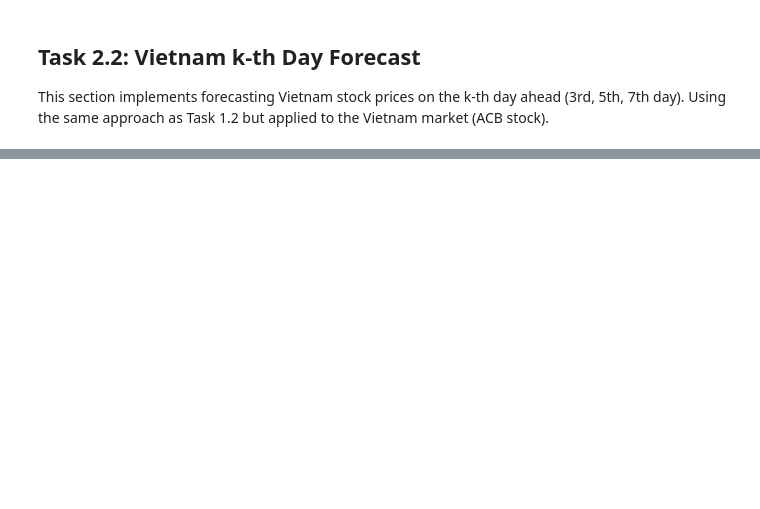
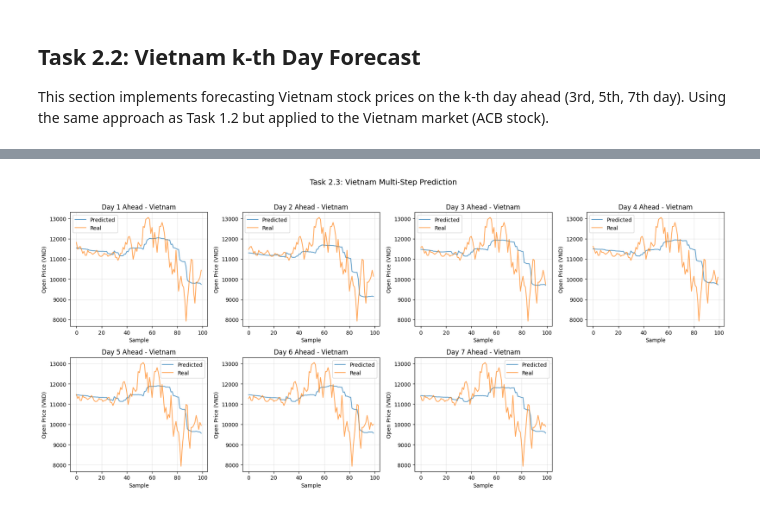
Before and after one commit to hoangminh2901/dl-final, a Jupyter notebook: 220027-project-notebook.ipynb, the cells around one changed output, grey strips where cells are left out. Cells and saved outputs as stored; diff of their text form; code cells hidden in the pictures; blank space fills up the shorter version.

```diff
--- a/220027-project-notebook.ipynb
+++ b/220027-project-notebook.ipynb
@@ -855,0 +1008,29 @@ plt.show()
+# %%
+fig, axes = plt.subplots(2, 4, figsize=(18, 8))
+axes = axes.flatten()
+
+for day in range(k_multistep_vn):
+    y_pred_denorm_day = y_pred_norm_mv[:, day].copy()
+    y_test_denorm_day = y_test_mv[:, day].copy()
+
+    for i in range(len(y_pred_denorm_day)):
+        open_min = np.min(X_test_mv[i, :, 1])
+        open_max = np.max(X_test_mv[i, :, 1])
+        y_pred_denorm_day[i] = y_pred_norm_mv[i, day] * (open_max - open_min) + open_min
+
+    n_samples = min(100, len(y_pred_denorm_day))
+    axes[day].plot(y_pred_denorm_day[:n_samples], label='Predicted', alpha=0.7)
+    axes[day].plot(y_test_denorm_day[:n_samples], label='Real', alpha=0.7)
+    axes[day].set_title(f'Day {day+1} Ahead - Vietnam')
+    axes[day].set_xlabel('Sample')
+    axes[day].set_ylabel('Open Price (VND)')
+    axes[day].legend()
+    axes[day].grid(alpha=0.3)
+
+axes[7].axis('off')
+
+plt.suptitle('Task 2.3: Vietnam Multi-Step Prediction', fontsize=14, y=1.02)
+plt.tight_layout()
+plt.show()
+# %% [output]
+[figure, added]
```
Also changed, not shown: parts of 21 cells of this notebook.
